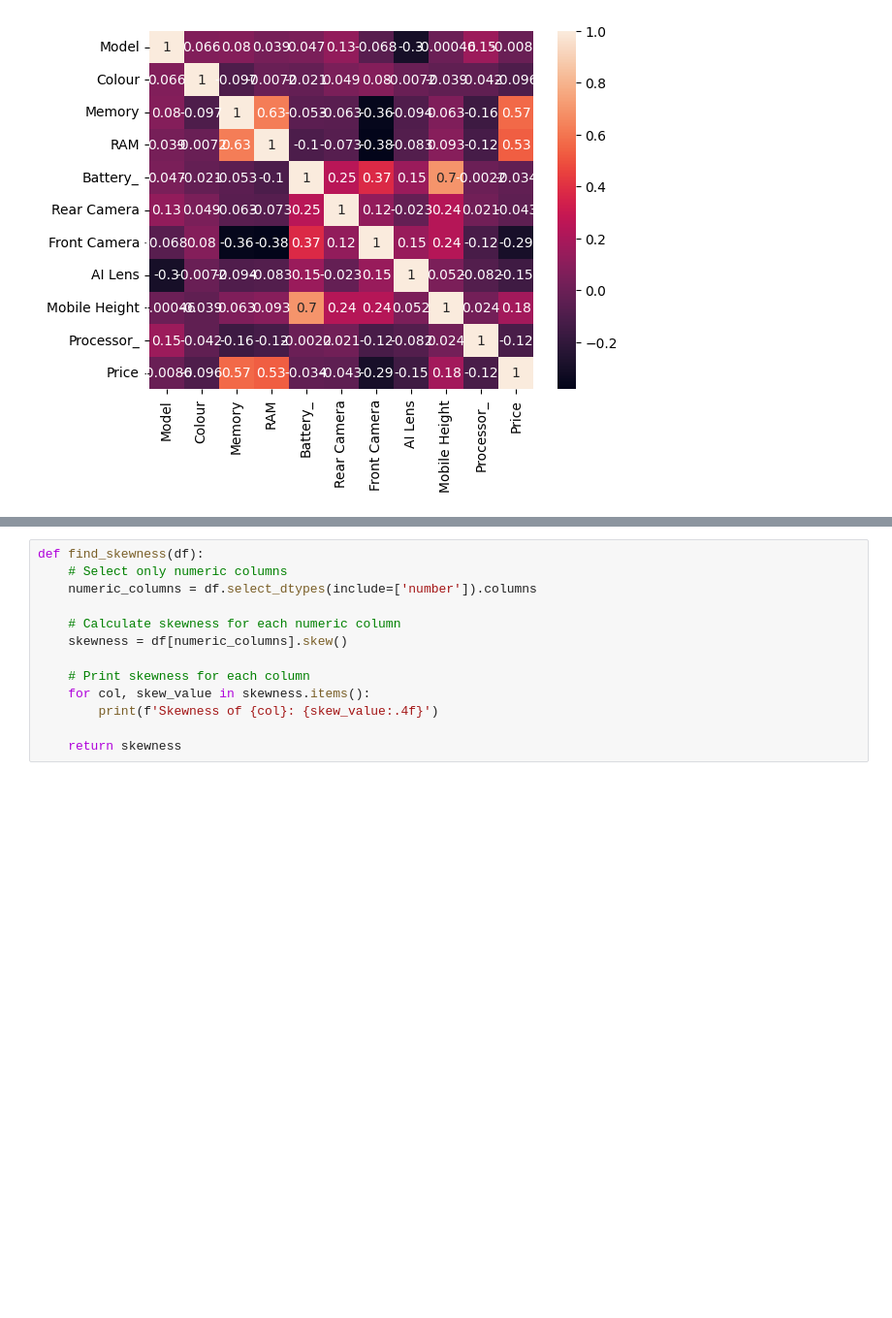
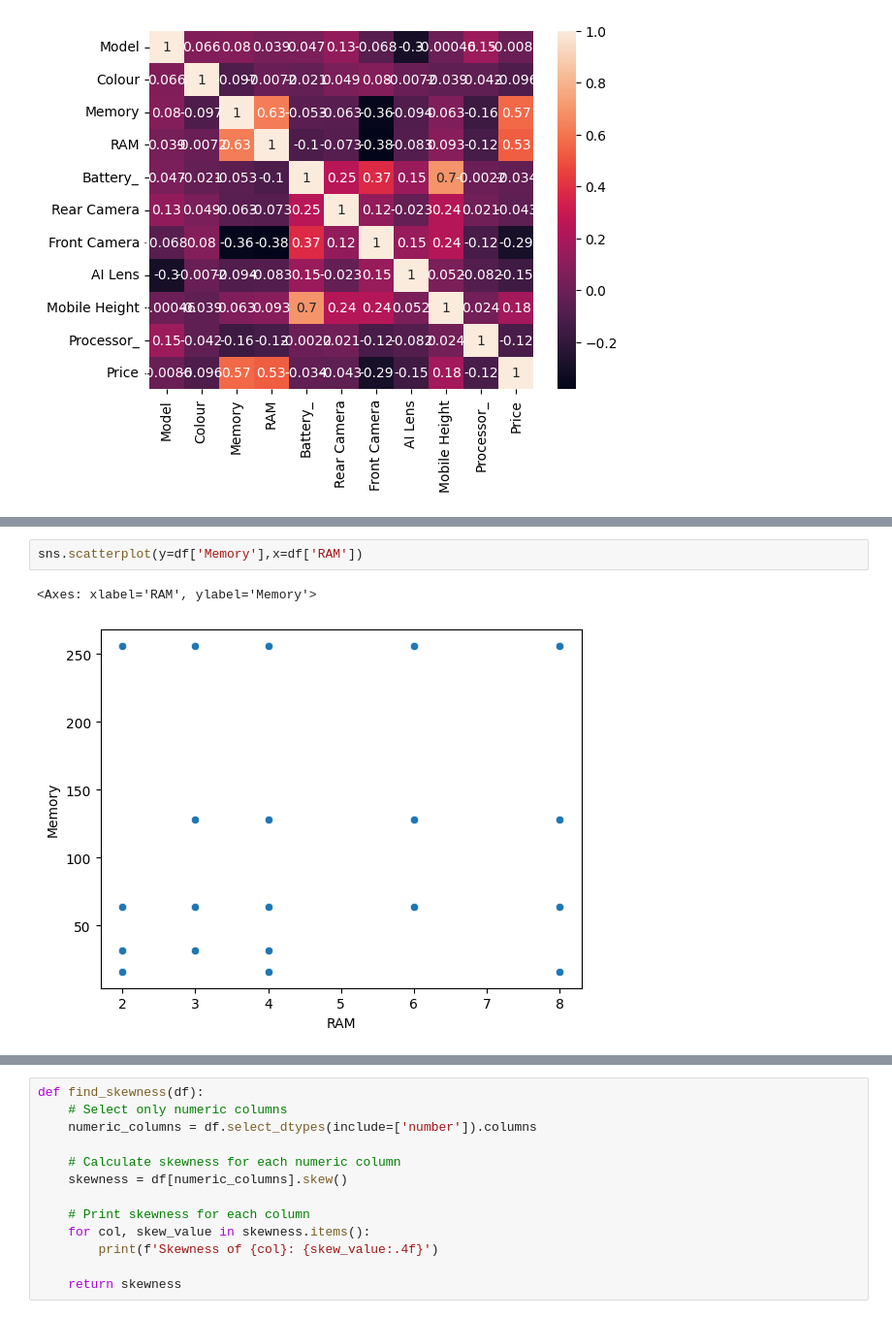
Before and after one commit to Deb052024/Machine-Prediction, a Jupyter notebook: Mobile_Handset_Price.ipynb, the cells around one changed output, grey strips where cells are left out. Shown at 97% size. Drawn from its saved outputs; the diff is of its cells as text; blank space fills up the shorter version.

```diff
--- a/Mobile_Handset_Price.ipynb
+++ b/Mobile_Handset_Price.ipynb
@@ -255,0 +358,5 @@ sns.heatmap(df_final.corr(),annot=True)
+# %%
+sns.scatterplot(y=df['Memory'],x=df['RAM'])
+# %% [output]
+<Axes: xlabel='RAM', ylabel='Memory'>
+[figure, added]
```
Also changed, not shown: parts of 13 cells of this notebook.
